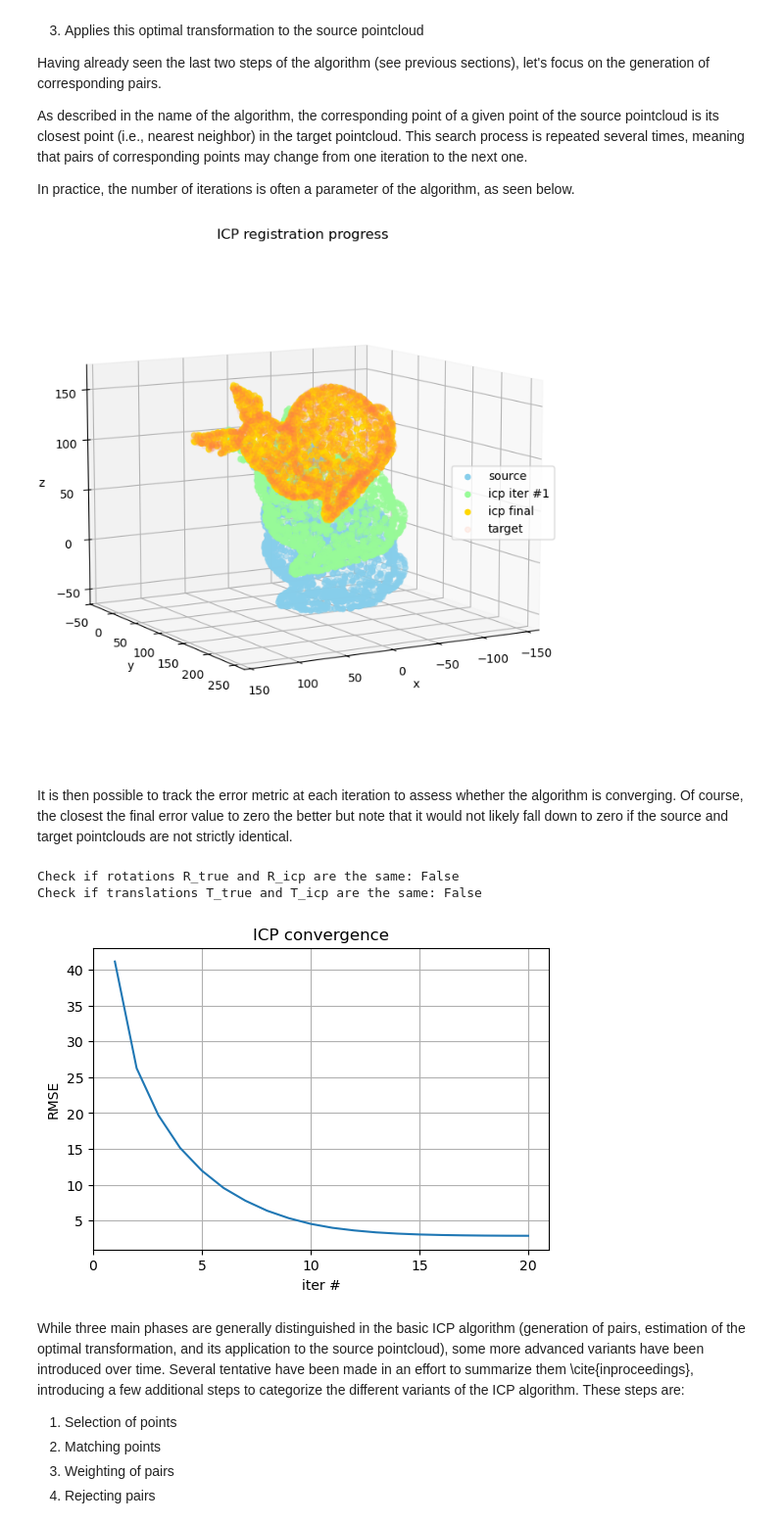
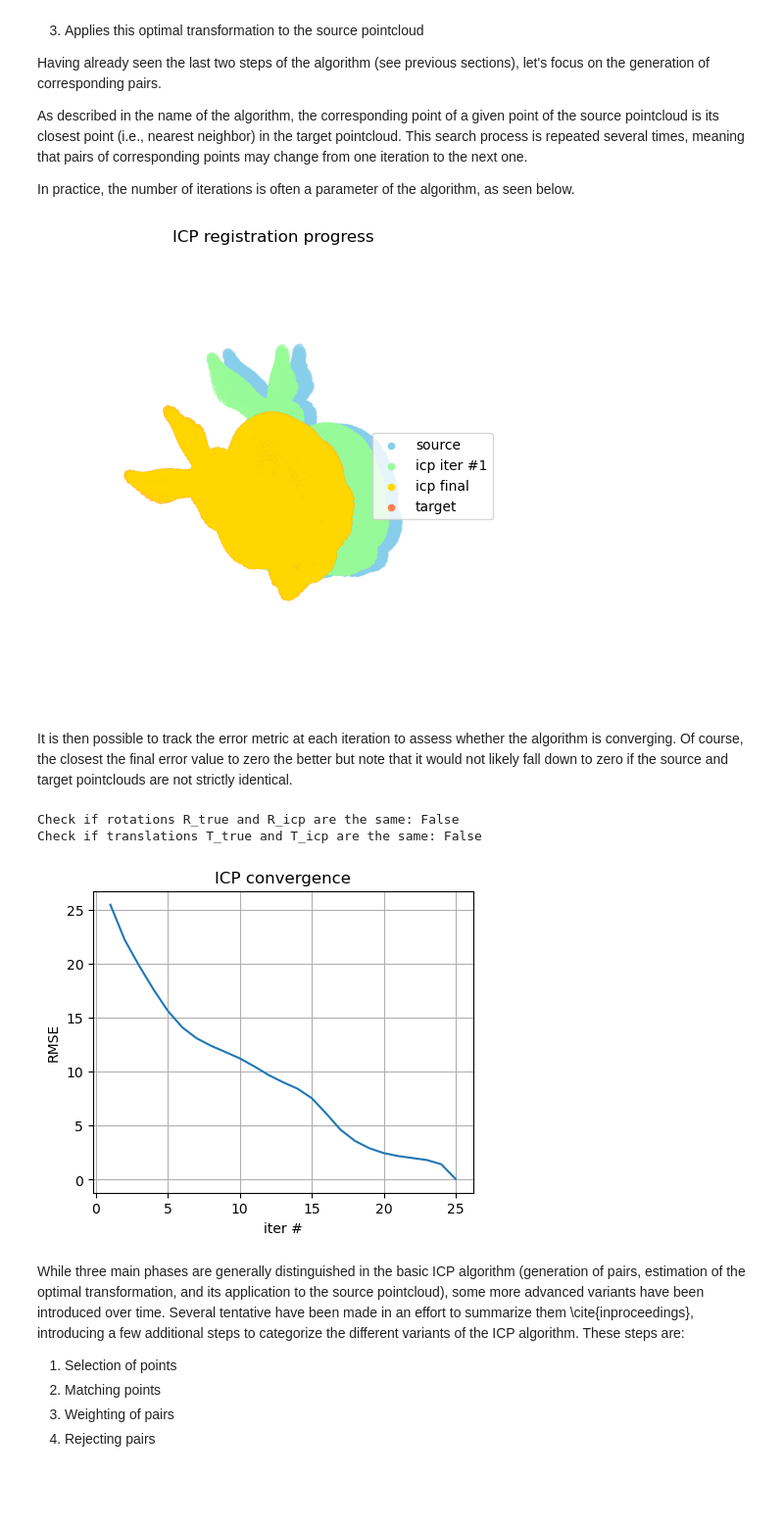
Before and after one commit to jlgregorio/tutorials-pointcloud-python, a Jupyter notebook: 09.registration.ipynb, the cells around one changed output. Shown at 98% size. Cells and saved outputs as stored; diff of their text form; code cells hidden in the pictures; blank space fills up the shorter version.

Commit message:
resize figures and simplify examples

```diff
--- a/09.registration.ipynb
+++ b/09.registration.ipynb
@@ -320,49 +303,49 @@ def register_simple_icp(source, target, max_iter):
     return Rt, Tt, err
 # %%
 # Perform ICP registration
-Rt, Tt, err = register_simple_icp(points_sub, points_transformed_sub, 20)
-points_sub_icp_1 = (Rt[1] @ points_sub.T).T + Tt[1]
-points_sub_icp = (Rt[-1] @ points_sub.T).T + Tt[-1]
+Rt, Tt, err = register_simple_icp(points, points_transformed, 25)
+points_sub_icp_1 = (Rt[1] @ points.T).T + Tt[1]
+points_sub_icp = (Rt[-1] @ points.T).T + Tt[-1]
 
 # Visualize source, intermediate and final aligned pointclouds
-fig = plt.figure(figsize=(8, 8))
+fig = plt.figure(figsize=(8, 6))
 ax = fig.add_subplot(111, projection="3d")
-ax.scatter(points_sub[:, 0], points_sub[:, 1], points_sub[:, 2],
+ax.scatter(points[:, 0], points[:, 1], points[:, 2],
            c='skyblue', label="source")
-ax.scatter(points_sub_icp_1[:, 0], points_sub_icp_1[:, 1], points_sub_icp_1[:, 2],
-           c='palegreen', label="icp iter #1")
+ax.scatter(points_sub_icp_1[:, 0], points_sub_icp_1[:, 1],
+           points_sub_icp_1[:, 2], c='palegreen', label="icp iter #1")
 ax.scatter(points_sub_icp[:, 0], points_sub_icp[:, 1], points_sub_icp[:, 2],
            c='gold', label="icp final")
-ax.scatter(points_transformed_sub[:, 0], points_transformed_sub[:, 1], points_transformed_sub[:, 2],
-           c='coral', alpha=0.1, label="target")
-ax.set_xlabel('x')
-ax.set_ylabel('y')
-ax.set_zlabel('z')
+ax.scatter(points_transformed[:, 0], points_transformed[:, 1],
+           points_transformed[:, 2], c='coral', label="target")
 ax.legend(loc="right")
 ax.view_init(10, 60)
-plt.axis("equal")
-plt.title("ICP registration progress")
+ax.set_box_aspect([1, 1, 1])
+ax.set_axis_off()
+ax.set_title("ICP registration progress")
 plt.show()
 # %% [output]
-[figure, old version]
+[figure, new version]
 # %% [markdown]
 It is then possible to track the error metric at each iteration to assess whether the algorithm is converging. Of course, the closest the final error value to zero the better but note that it would not likely fall down to zero if the source and target pointclouds are not strictly identical.
 # %%
-print("Check if rotations R_true and R_icp are the same:", np.allclose(R_true, Rt[-1]))
-print("Check if translations T_true and T_icp are the same:", np.allclose(T_true, Tt[-1]))
+print("Check if rotations R_true and R_icp are the same:",
+      np.allclose(R_true, Rt[-1]))
+print("Check if translations T_true and T_icp are the same:",
+      np.allclose(T_true, Tt[-1]))
 
-fig = plt.figure(figsize=(6, 4))
+fig = plt.figure(figsize=(5, 4))
 ax = fig.add_subplot()
 ax.plot(range(1, len(err)+1), err)
 ax.set(xlabel='iter #', ylabel='RMSE',
        xticks=range(0, len(err)+1, 5))
 ax.grid()
-plt.title("ICP convergence")
+ax.set_title("ICP convergence")
 plt.show()
 # %% [output]
 Check if rotations R_true and R_icp are the same: False
 Check if translations T_true and T_icp are the same: False
-[figure, old version]
+[figure, new version]
 # %% [markdown]
 While three main phases are generally distinguished in the basic ICP algorithm (generation of pairs, estimation of the optimal transformation, and its application to the source pointcloud), some more advanced variants have been introduced over time. Several tentative have been made in an effort to summarize them \cite{inproceedings}, introducing a few additional steps to categorize the different variants of the ICP algorithm. These steps are:
 
```
Also changed, not shown: parts of 11 cells of this notebook.
